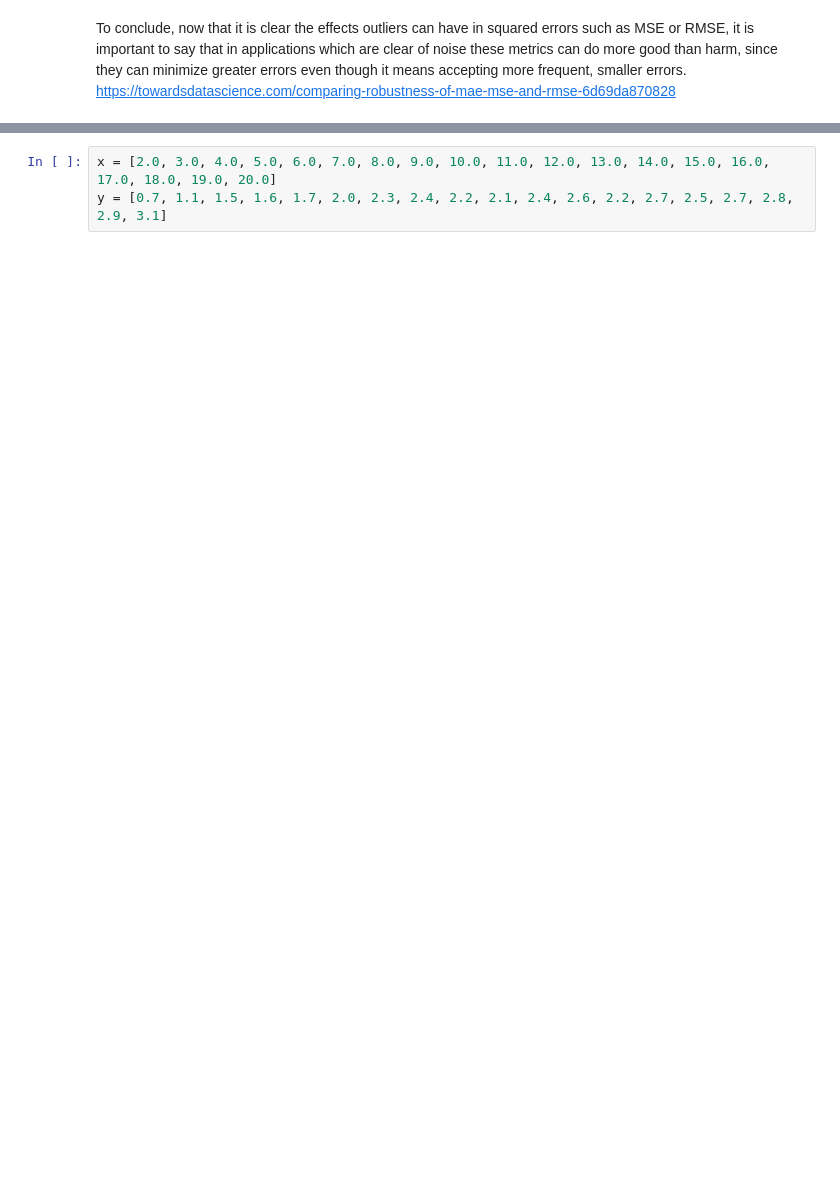
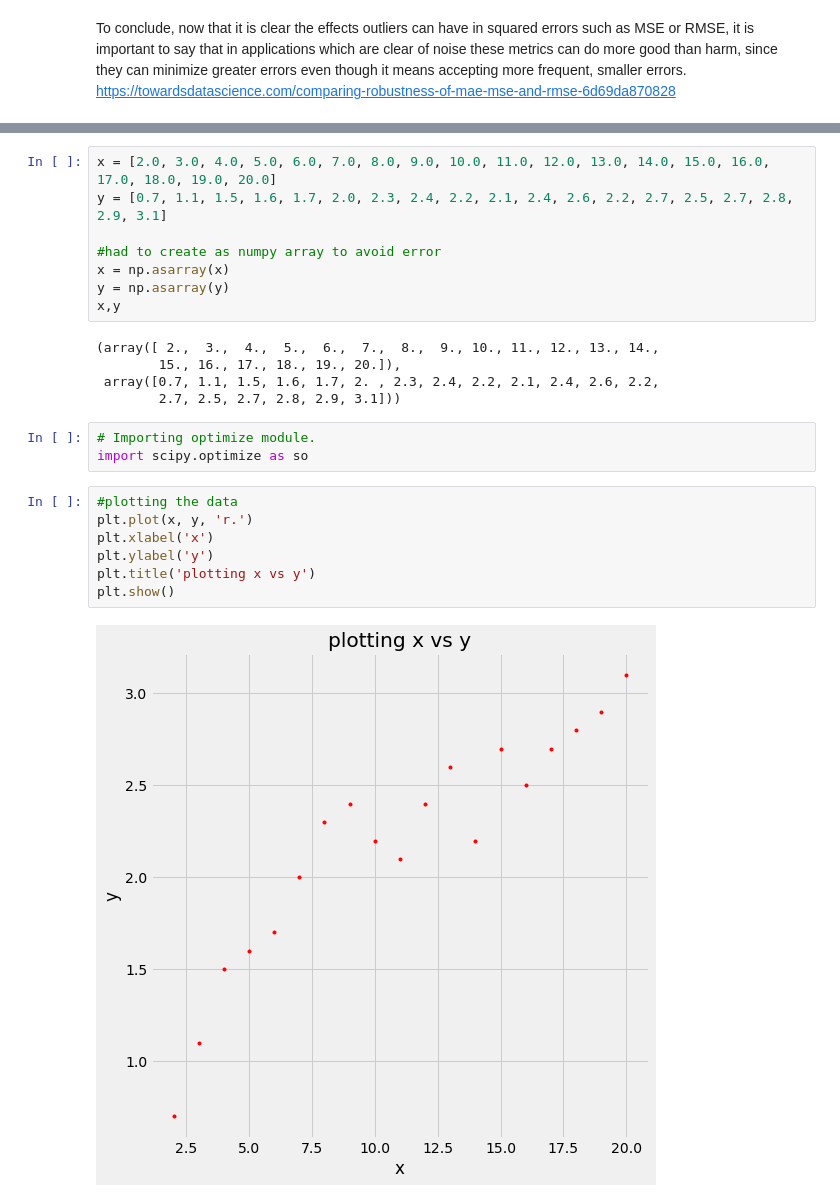
Before and after one commit to fionnmccarthy/ml-and-stats-assessment, a Jupyter notebook: Practical/02-models-exercises.ipynb, the cells around one changed output, grey strips where cells are left out. Drawn from its saved outputs; the diff is of its cells as text; blank space fills up the shorter version.

```diff
--- a/Practical/02-models-exercises.ipynb
+++ b/Practical/02-models-exercises.ipynb
@@ -199,3 +201,25 @@ Do you think a straight line is a good model for these points?
 # %%
 x = [2.0, 3.0, 4.0, 5.0, 6.0, 7.0, 8.0, 9.0, 10.0, 11.0, 12.0, 13.0, 14.0, 15.0, 16.0, 17.0, 18.0, 19.0, 20.0]
 y = [0.7, 1.1, 1.5, 1.6, 1.7, 2.0, 2.3, 2.4, 2.2, 2.1, 2.4, 2.6, 2.2, 2.7, 2.5, 2.7, 2.8, 2.9, 3.1]
+
+#had to create as numpy array to avoid error
+x = np.asarray(x)
+y = np.asarray(y)
+x,y
+# %% [output]
+(array([ 2.,  3.,  4.,  5.,  6.,  7.,  8.,  9., 10., 11., 12., 13., 14.,
+        15., 16., 17., 18., 19., 20.]),
+ array([0.7, 1.1, 1.5, 1.6, 1.7, 2. , 2.3, 2.4, 2.2, 2.1, 2.4, 2.6, 2.2,
+        2.7, 2.5, 2.7, 2.8, 2.9, 3.1]))
+# %%
+# Importing optimize module.
+import scipy.optimize as so
+# %%
+#plotting the data
+plt.plot(x, y, 'r.')
+plt.xlabel('x')
+plt.ylabel('y')
+plt.title('plotting x vs y')
+plt.show()
+# %% [output]
+[figure, added]
```
Also changed, not shown: parts of 20 cells of this notebook.
